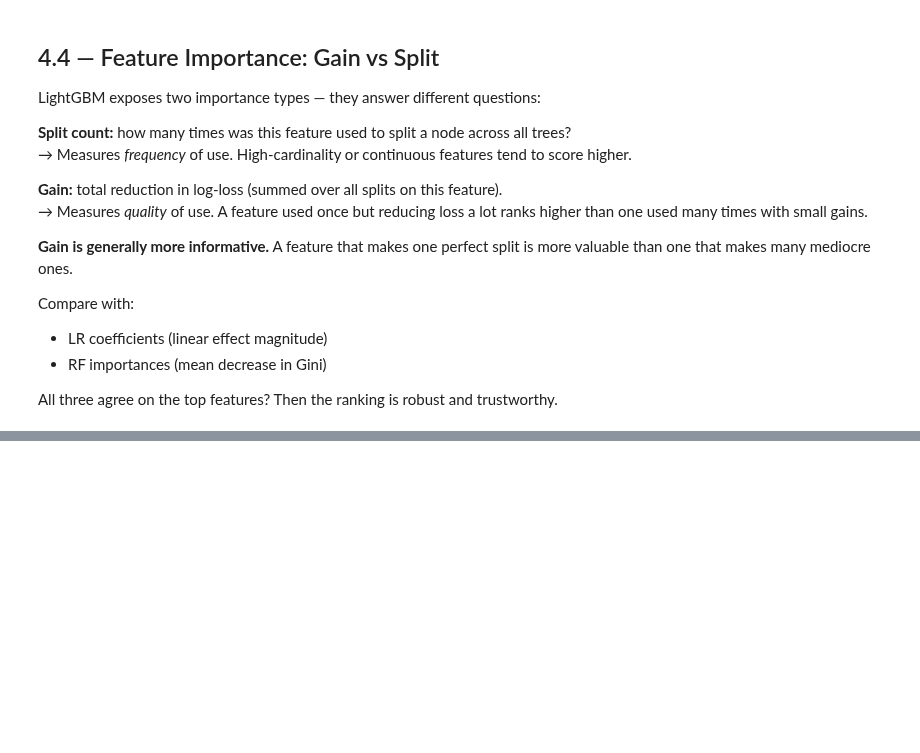
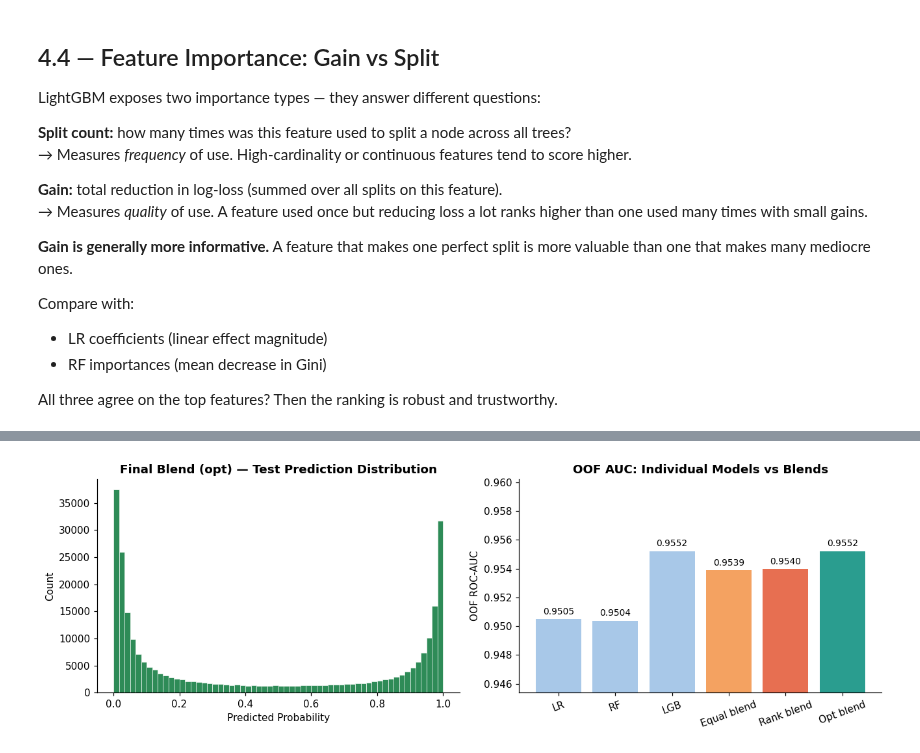
Before and after one commit to pulin05/kaggling, a Jupyter notebook: Competitions/Playground series/Predicting-heart-disease/heart-disease.ipynb, the cells around one changed output, grey strips where cells are left out. Saved outputs shown, nothing was run; the diff lists cells and outputs as text; code cells hidden in the pictures; blank space fills up the shorter version.

```diff
--- a/Competitions/Playground series/Predicting-heart-disease/heart-disease.ipynb
+++ b/Competitions/Playground series/Predicting-heart-disease/heart-disease.ipynb
@@ -1374,0 +1572,32 @@ The ensemble adapts to hard examples (high residuals) rather than treating all r
+# %%
+# Final visual: OOF blend distribution vs individual models
+fig, axes = plt.subplots(1, 2, figsize=(12, 4))
+
+# Distribution of final blend predictions
+ax = axes[0]
+ax.hist(final_test_preds, bins=60, color='seagreen', edgecolor='white', linewidth=0.4)
+ax.set_xlabel('Predicted Probability')
+ax.set_ylabel('Count')
+ax.set_title(f'Final Blend ({best}) — Test Prediction Distribution', fontweight='bold')
+
+# OOF AUC bar chart: individual vs blends
+ax = axes[1]
+model_names  = ['LR', 'RF', 'LGB', 'Equal blend', 'Rank blend', 'Opt blend']
+model_aucs   = [
+    roc_auc_score(y, oof_preds),
+    roc_auc_score(y, rf_oof_preds),
+    roc_auc_score(y, lgb_oof_preds),
+    auc_equal, auc_rank, auc_opt,
+]
+colors = ['#a8c8e8']*3 + ['#f4a261', '#e76f51', '#2a9d8f']
+bars = ax.bar(model_names, model_aucs, color=colors)
+ax.bar_label(bars, fmt='%.4f', padding=3, fontsize=9)
+ax.set_ylim(min(model_aucs) - 0.005, max(model_aucs) + 0.005)
+ax.set_ylabel('OOF ROC-AUC')
+ax.set_title('OOF AUC: Individual Models vs Blends', fontweight='bold')
+ax.tick_params(axis='x', rotation=20)
+
+plt.tight_layout()
+plt.show()
+# %% [output]
+[figure, added]
```
Also changed, not shown: parts of 10 cells of this notebook, 1 other file.
